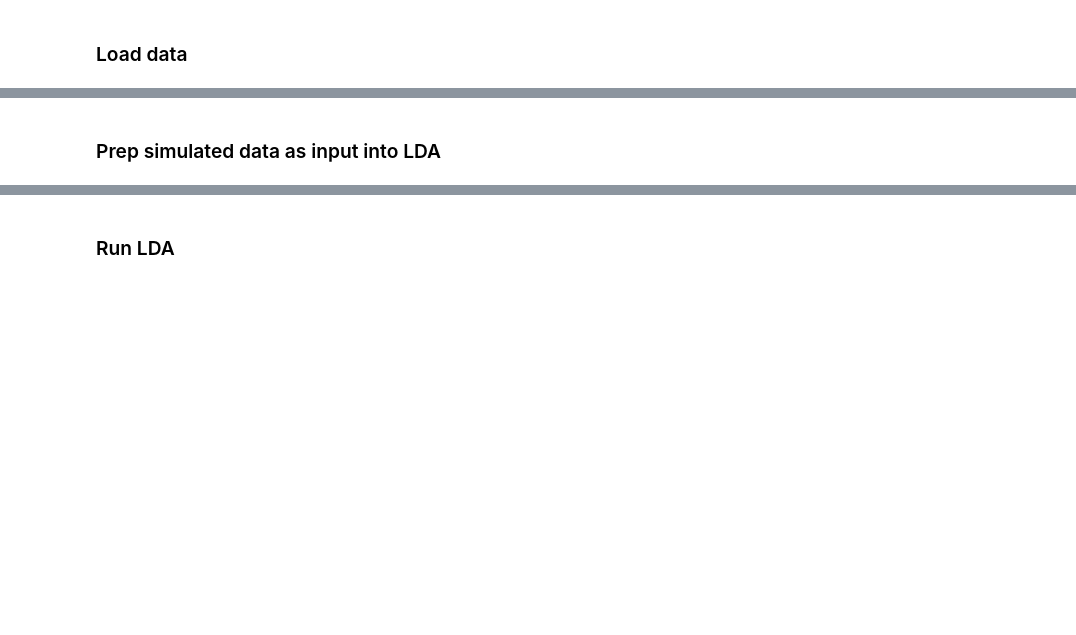
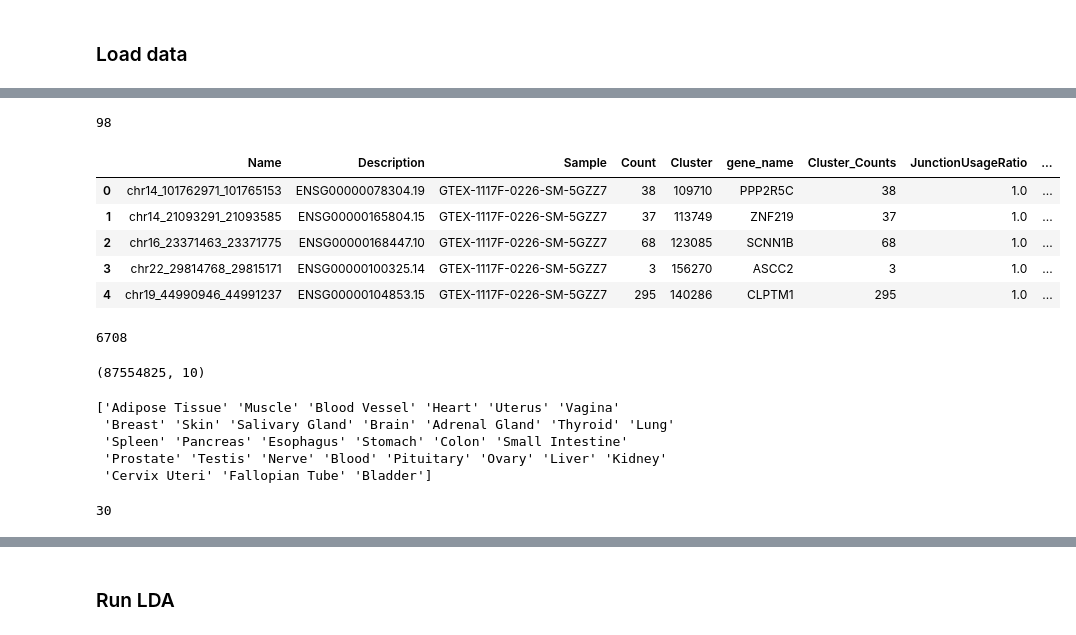
Before and after one commit to daklab/LeafletSC, a Jupyter notebook: src/beta-binomial-lda/betabinomial_LDA_GTEx.ipynb, the cells around one changed output, grey strips where cells are left out. Cells and saved outputs as stored; diff of their text form; code cells hidden in the pictures; blank space fills up the shorter version.

```diff
--- a/src/beta-binomial-lda/betabinomial_LDA_GTEx.ipynb
+++ b/src/beta-binomial-lda/betabinomial_LDA_GTEx.ipynb
@@ -165,2 +42,0 @@ final_data = final_data.merge(sim_junc_counts_flat, on = ["cell_id_index", "new_
-# %% [markdown]
-### Prep simulated data as input into LDA
@@ -175,0 +43,37 @@ my_data
+# %%
+input_file = '/gpfs/commons/groups/knowles_lab/Karin/data/GTEx/melted_df_subsample.pickle'
+summarize_data = pd.read_pickle(input_file)
+print(len(summarize_data))
+# %% [output]
+98
+# %%
+# concatenate all the chunks in summarize_data into one dataframe
+summarize_data = pd.concat(summarize_data)
+summarize_data.head()
+# %% [output]
+|  | Name | Description | Sample | Count | Cluster | gene_name | Cluster_Counts | JunctionUsageRatio | ... |
+| 0 | chr14_101762971_101765153 | ENSG00000078304.19 | GTEX-1117F-0226-SM-5GZZ7 | 38 | 109710 | PPP2R5C | 38 | 1.0 | ... |
+| 1 | chr14_21093291_21093585 | ENSG00000165804.15 | GTEX-1117F-0226-SM-5GZZ7 | 37 | 113749 | ZNF219 | 37 | 1.0 | ... |
+| 2 | chr16_23371463_23371775 | ENSG00000168447.10 | GTEX-1117F-0226-SM-5GZZ7 | 68 | 123085 | SCNN1B | 68 | 1.0 | ... |
+| 3 | chr22_29814768_29815171 | ENSG00000100325.14 | GTEX-1117F-0226-SM-5GZZ7 | 3 | 156270 | ASCC2 | 3 | 1.0 | ... |
+| 4 | chr19_44990946_44991237 | ENSG00000104853.15 | GTEX-1117F-0226-SM-5GZZ7 | 295 | 140286 | CLPTM1 | 295 | 1.0 | ... |
+# %%
+print(len(summarize_data.Name.unique()))
+# %% [output]
+6708
+# %%
+summarize_data.shape
+# %% [output]
+(87554825, 10)
+# %%
+print(summarize_data.SMTS.unique())
+# %% [output]
+['Adipose Tissue' 'Muscle' 'Blood Vessel' 'Heart' 'Uterus' 'Vagina'
+ 'Breast' 'Skin' 'Salivary Gland' 'Brain' 'Adrenal Gland' 'Thyroid' 'Lung'
+ 'Spleen' 'Pancreas' 'Esophagus' 'Stomach' 'Colon' 'Small Intestine'
+ 'Prostate' 'Testis' 'Nerve' 'Blood' 'Pituitary' 'Ovary' 'Liver' 'Kidney'
+ 'Cervix Uteri' 'Fallopian Tube' 'Bladder']
+# %%
+len(summarize_data.SMTS.unique())
+# %% [output]
+30
```
Also changed, not shown: parts of 42 cells of this notebook, 17 other files.
